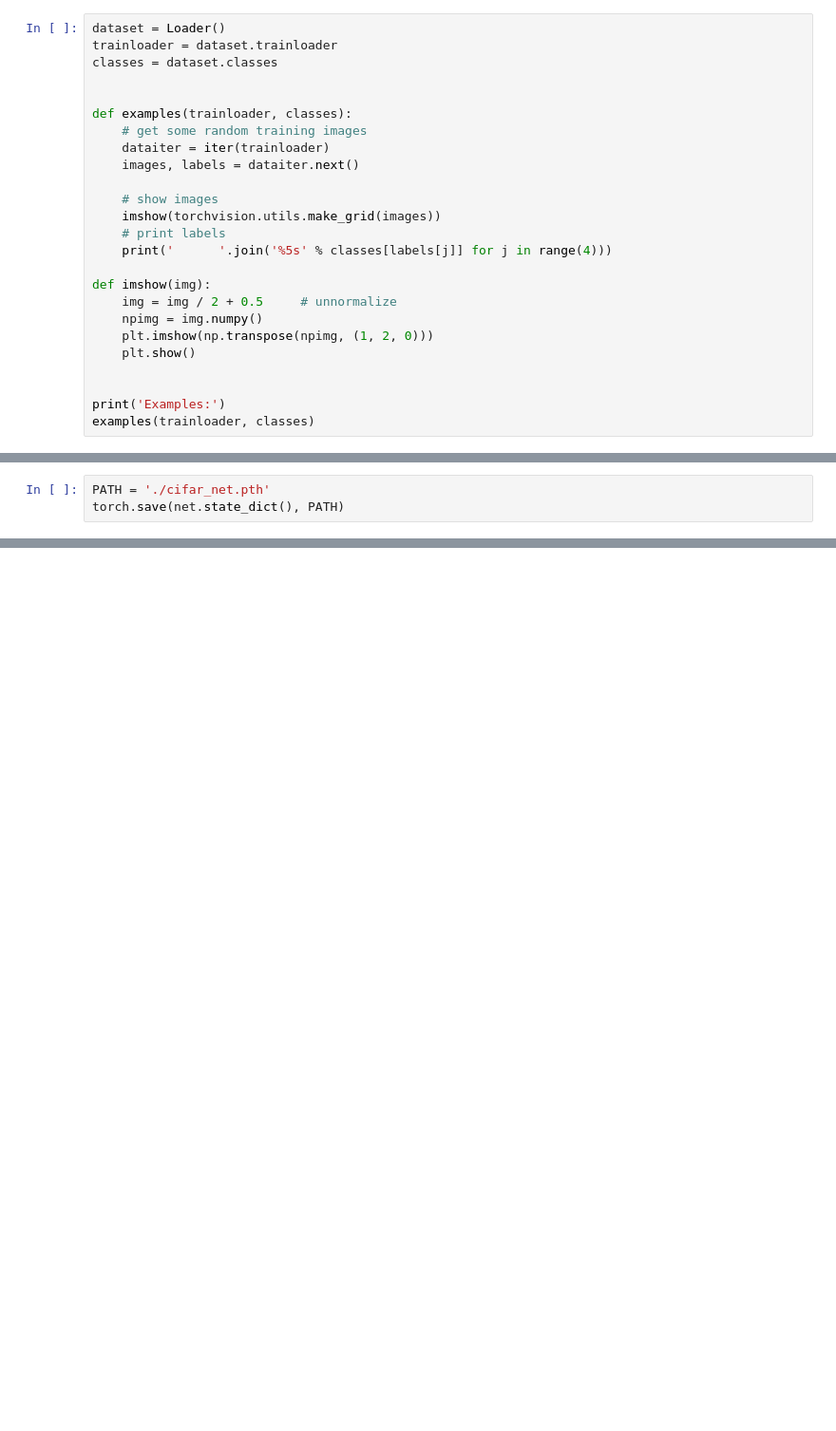
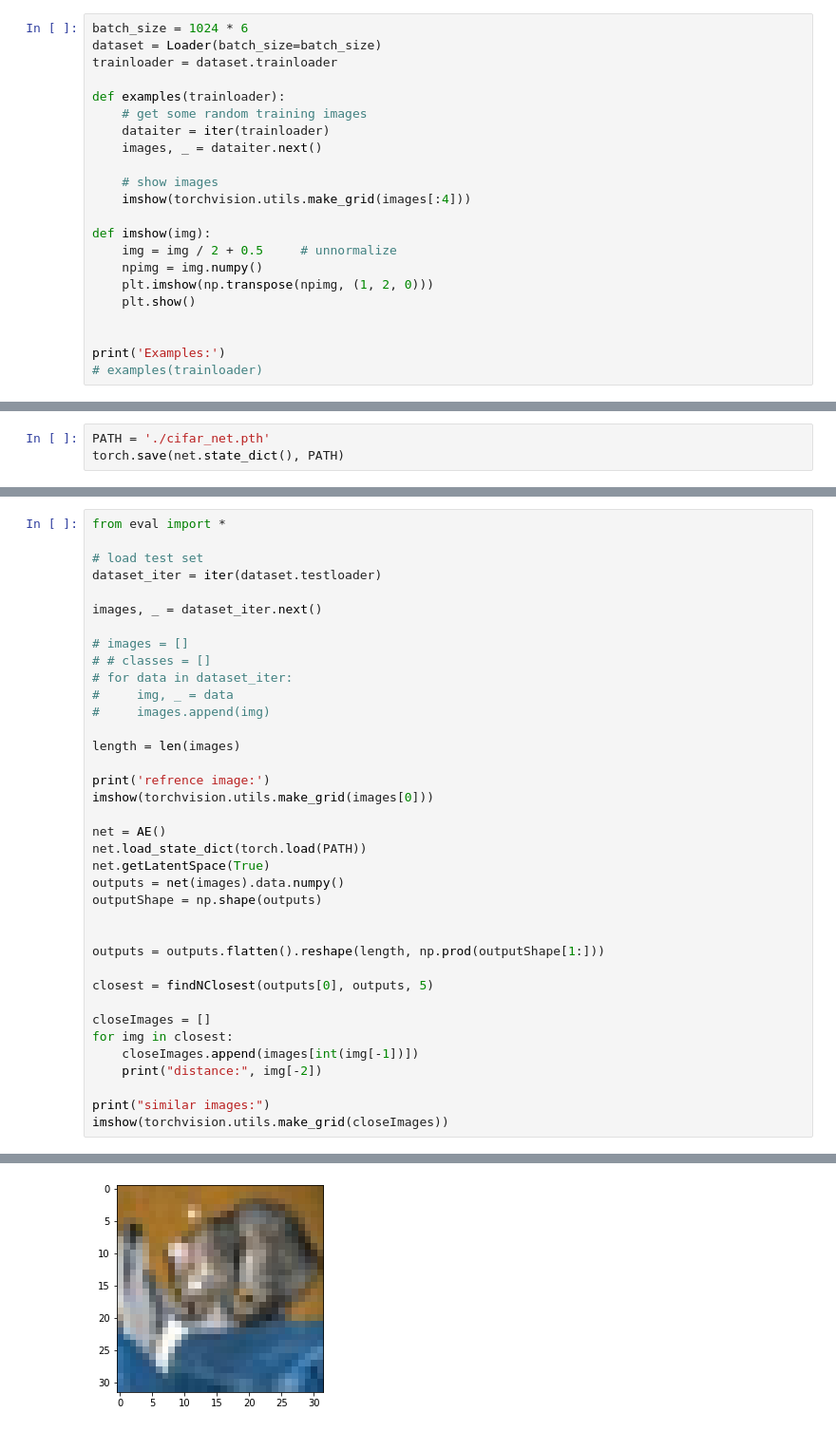
Before and after one commit to PhilipOe1612340/MMR-Autoencoder, a Jupyter notebook: src/autoencoder-pytorch.ipynb, the cells around one changed output, grey strips where cells are left out. Shown at 95% size. Cells and saved outputs as stored; diff of their text form; blank space fills up the shorter version.

```diff
--- a/src/autoencoder-pytorch.ipynb
+++ b/src/autoencoder-pytorch.ipynb
@@ -35,20 +27,17 @@ We load our MNIST dataset using the `torchvision` package.
 from model import *
 from data import *
 # %%
-dataset = Loader()
+batch_size = 1024 * 6
+dataset = Loader(batch_size=batch_size)
 trainloader = dataset.trainloader
-classes = dataset.classes
 
-
-def examples(trainloader, classes):
+def examples(trainloader):
     # get some random training images
     dataiter = iter(trainloader)
-    images, labels = dataiter.next()
+    images, _ = dataiter.next()
 
     # show images
-    imshow(torchvision.utils.make_grid(images))
-    # print labels
-    print('      '.join('%5s' % classes[labels[j]] for j in range(4)))
+    imshow(torchvision.utils.make_grid(images[:4]))
 
 def imshow(img):
     img = img / 2 + 0.5     # unnormalize
@@ -58,7 +47,7 @@ def imshow(img):
 
 
 print('Examples:')
-examples(trainloader, classes)
+# examples(trainloader)
 # %% [output]
 Wait for both datasets to be downloaded and verified.
 Files already downloaded and verified
@@ -192,0 +169,38 @@ Let's extract some test examples to reconstruct using our trained autoencoder.
+# %%
+from eval import *
+
+# load test set
+dataset_iter = iter(dataset.testloader)
+
+images, _ = dataset_iter.next()
+
+# images = []
+# # classes = []
+# for data in dataset_iter:
+#     img, _ = data
+#     images.append(img)
+
+length = len(images)
+
+print('refrence image:')
+imshow(torchvision.utils.make_grid(images[0]))
+
+net = AE()
+net.load_state_dict(torch.load(PATH))
+net.getLatentSpace(True)
+outputs = net(images).data.numpy()
+outputShape = np.shape(outputs)
+
+
+outputs = outputs.flatten().reshape(length, np.prod(outputShape[1:]))
+
+closest = findNClosest(outputs[0], outputs, 5)
+
+closeImages = []
+for img in closest:
+    closeImages.append(images[int(img[-1])])
+    print("distance:", img[-2])
+
+print("similar images:")
+imshow(torchvision.utils.make_grid(closeImages))
+# %% [output]
@@ -192,0 +208 @@ Let's extract some test examples to reconstruct using our trained autoencoder.
+[figure, added]
```
Also changed, not shown: parts of 13 cells of this notebook, 3 other files.
